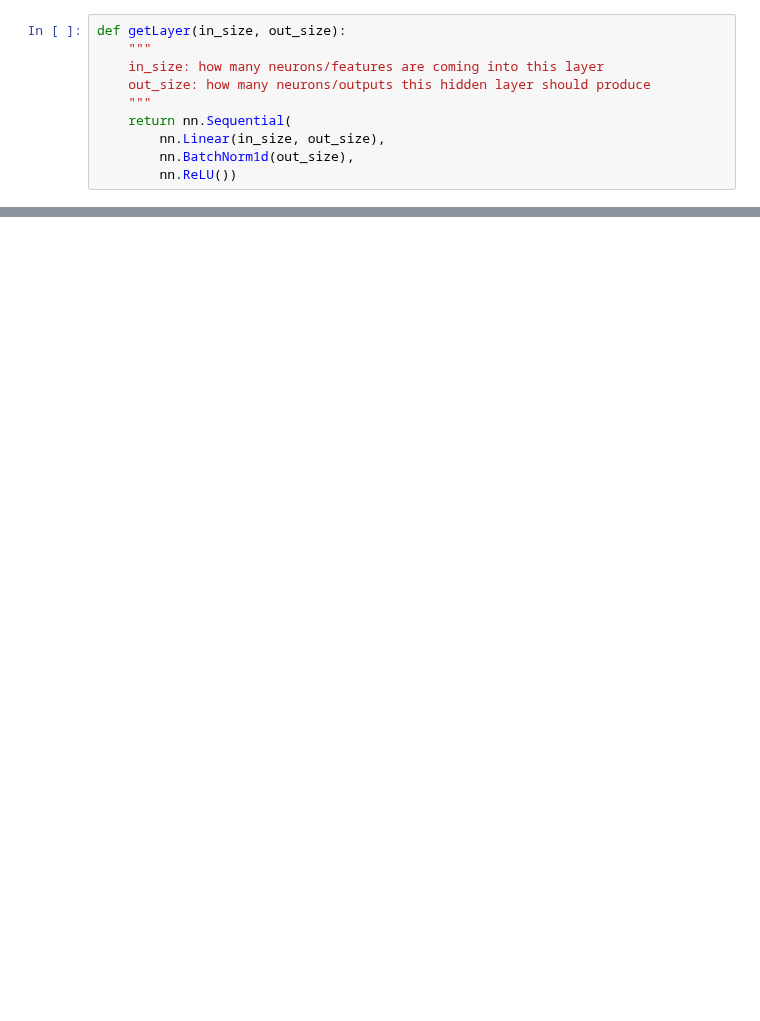
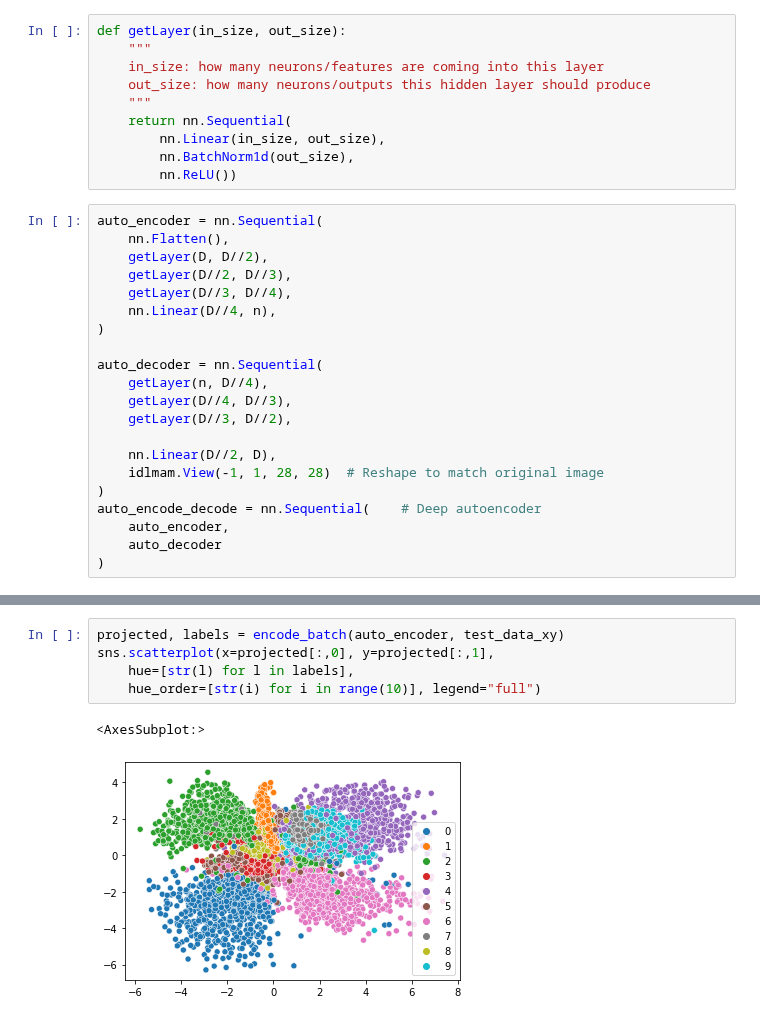
Before and after one commit to andreastgram/DL_Inner_Workings, a Jupyter notebook: Autoencoding_SelfSupervision.ipynb, the cells around one changed output, grey strips where cells are left out. Cells and saved outputs as stored; diff of their text form; blank space fills up the shorter version.

Commit message:
Making the autoencoder bigger, adding noise/dropout during training for robustness

```diff
--- a/Autoencoding_SelfSupervision.ipynb
+++ b/Autoencoding_SelfSupervision.ipynb
@@ -266,3 +268,24 @@ def getLayer(in_size, out_size):
         nn.Linear(in_size, out_size),
         nn.BatchNorm1d(out_size),
         nn.ReLU())
+# %%
+auto_encoder = nn.Sequential(
+    nn.Flatten(),
+    getLayer(D, D//2),
+    getLayer(D//2, D//3),
+    getLayer(D//3, D//4),
+    nn.Linear(D//4, n),
+)
+
+auto_decoder = nn.Sequential(
+    getLayer(n, D//4),
+    getLayer(D//4, D//3),
+    getLayer(D//3, D//2),
+
+    nn.Linear(D//2, D),
+    idlmam.View(-1, 1, 28, 28)  # Reshape to match original image
+)
+auto_encode_decode = nn.Sequential(    # Deep autoencoder
+    auto_encoder,
+    auto_decoder
+)
@@ -268,0 +311,8 @@ def getLayer(in_size, out_size):
+# %%
+projected, labels = encode_batch(auto_encoder, test_data_xy)
+sns.scatterplot(x=projected[:,0], y=projected[:,1],
+    hue=[str(l) for l in labels],
+    hue_order=[str(i) for i in range(10)], legend="full")
+# %% [output]
+<AxesSubplot:>
+[figure, added]
```
Also changed, not shown: parts of 8 cells of this notebook.
